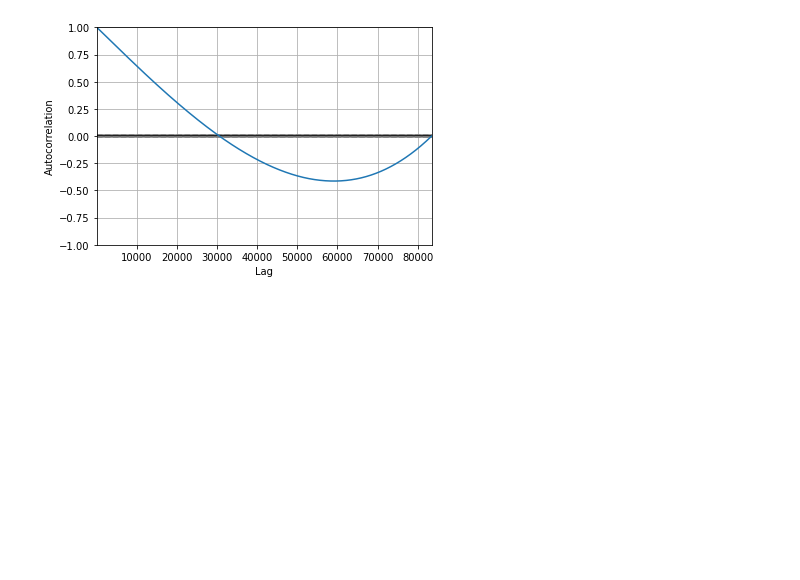
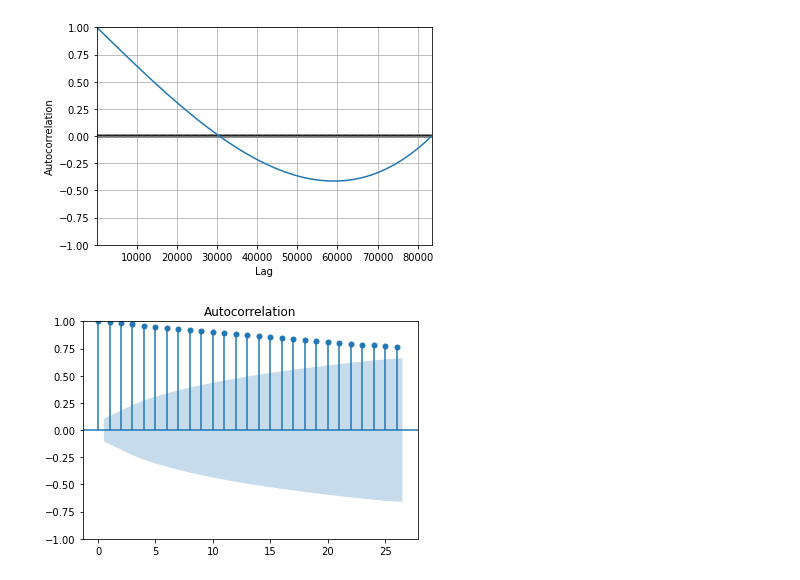
Before and after one commit to AleksandrMorozov123/Competition-on-kaggle-, a Jupyter notebook: time-series-forecasting-with-python.ipynb, the cells around one changed output. Saved outputs shown, nothing was run; the diff lists cells and outputs as text; code cells hidden in the pictures; blank space fills up the shorter version.

```diff
--- a/time-series-forecasting-with-python.ipynb
+++ b/time-series-forecasting-with-python.ipynb
@@ -219,3 +219,12 @@ autocorrelation_plot (transactions ['date'])
 # %% [output]
 <AxesSubplot:xlabel='Lag', ylabel='Autocorrelation'>
 [figure]
+# %%
+# import plot_acf () function
+from statsmodels.graphics.tsaplots import plot_acf
+
+# plot the acf function on the holiday data set
+plot_acf (holiday ['date'])
+plt.show ()
+# %% [output]
+[figure, added]
```
Also changed, not shown: parts of 10 cells of this notebook.
